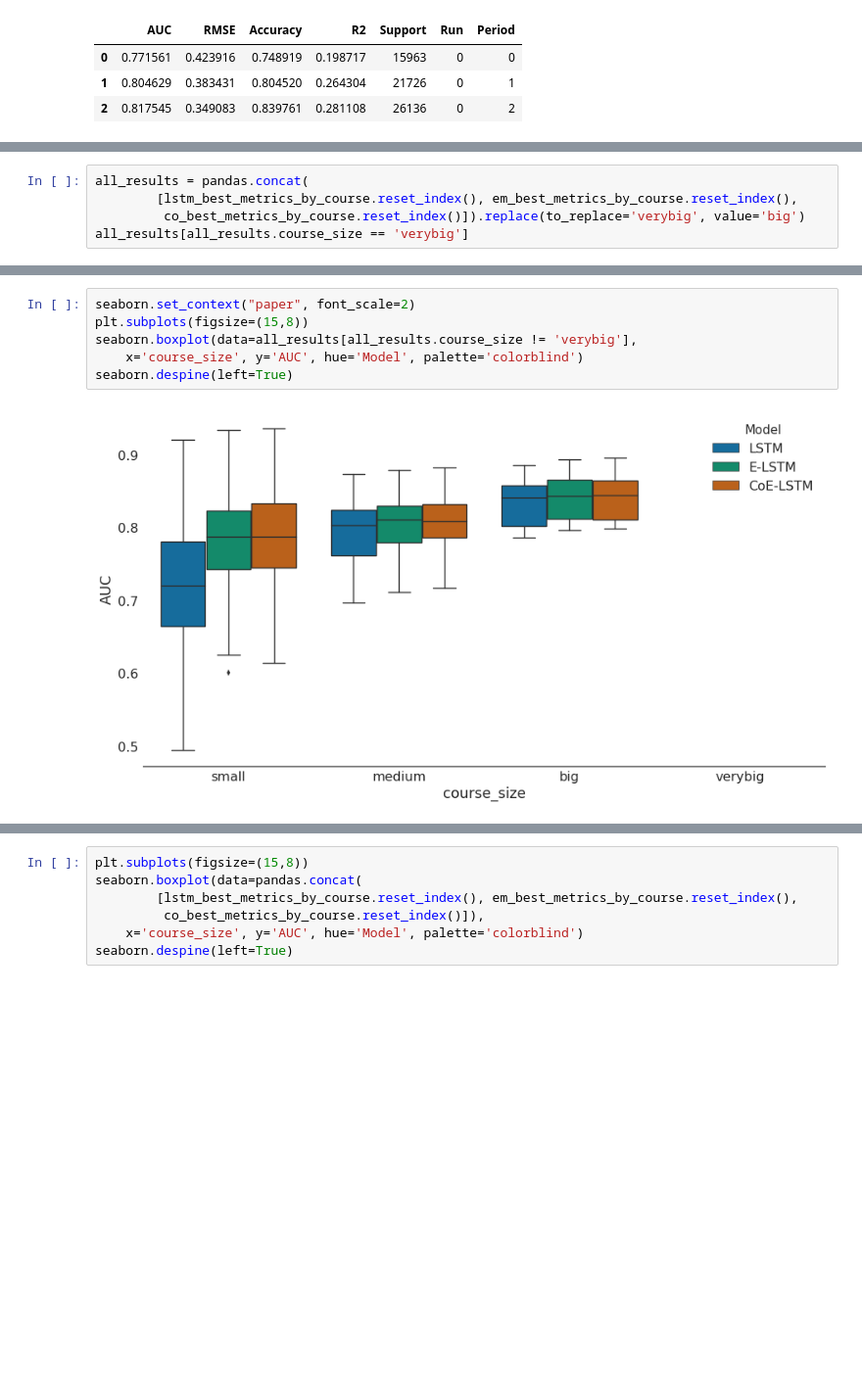
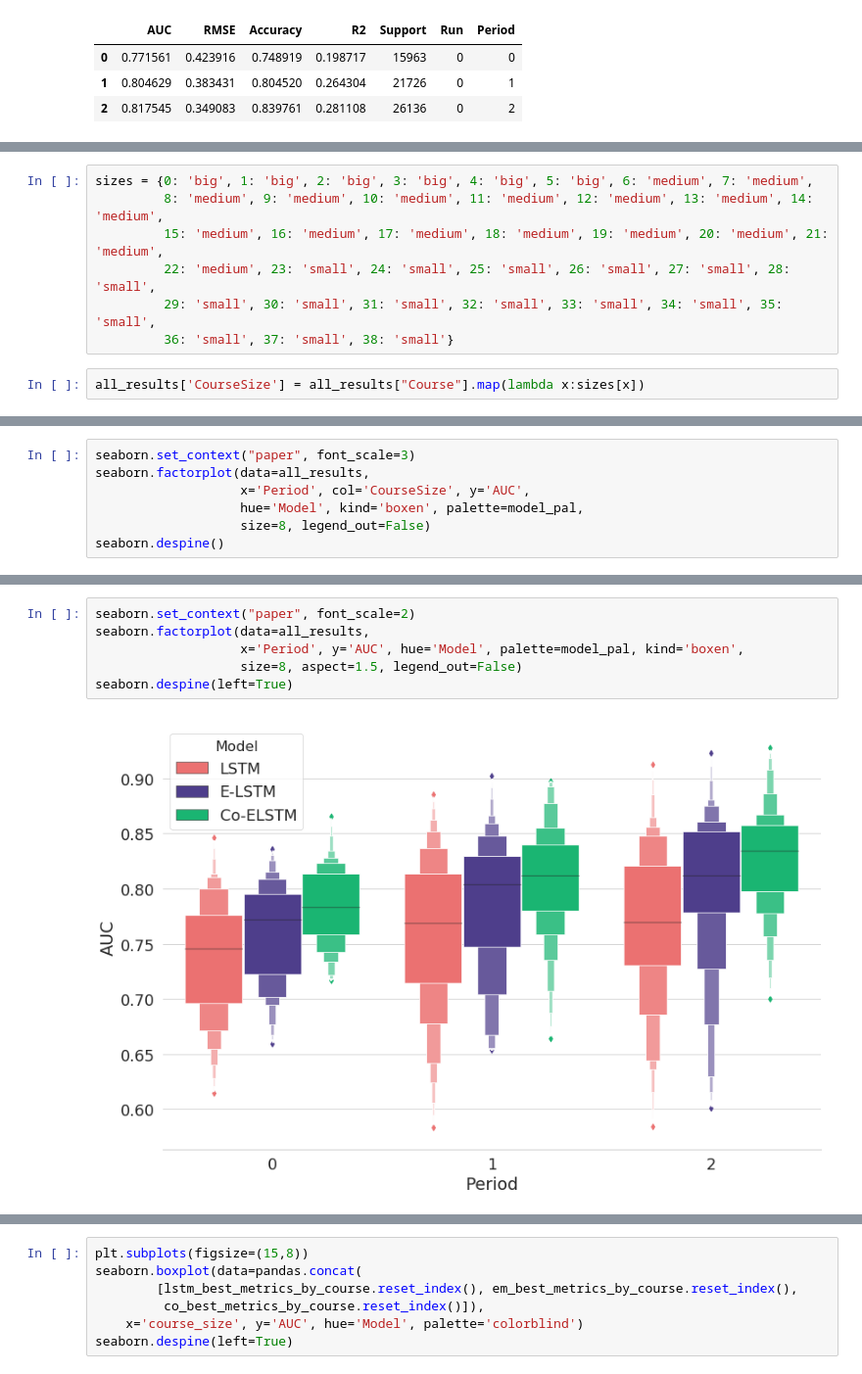
Before and after one commit to mit0110/dropout_prediction, a Jupyter notebook: notebooks/Early Detection results.ipynb, the cells around one changed output, grey strips where cells are left out. Shown at 98% size. Saved outputs shown, nothing was run; the diff lists cells and outputs as text; blank space fills up the shorter version.

Commit message:
Latest KDDCup results

```diff
--- a/notebooks/Early Detection results.ipynb
+++ b/notebooks/Early Detection results.ipynb
@@ -630,5 +622,0 @@ seaborn.despine(left=True)
-# %%
-all_results = pandas.concat(
-        [lstm_best_metrics_by_course.reset_index(), em_best_metrics_by_course.reset_index(),
-         co_best_metrics_by_course.reset_index()]).replace(to_replace='verybig', value='big')
-all_results[all_results.course_size == 'verybig']
@@ -636,0 +630,9 @@ all_results[all_results.course_size == 'verybig']
+# %%
+sizes = {0: 'big', 1: 'big', 2: 'big', 3: 'big', 4: 'big', 5: 'big', 6: 'medium', 7: 'medium',
+         8: 'medium', 9: 'medium', 10: 'medium', 11: 'medium', 12: 'medium', 13: 'medium', 14: 'medium',
+         15: 'medium', 16: 'medium', 17: 'medium', 18: 'medium', 19: 'medium', 20: 'medium', 21: 'medium',
+         22: 'medium', 23: 'small', 24: 'small', 25: 'small', 26: 'small', 27: 'small', 28: 'small',
+         29: 'small', 30: 'small', 31: 'small', 32: 'small', 33: 'small', 34: 'small', 35: 'small',
+         36: 'small', 37: 'small', 38: 'small'}
+# %%
+all_results['CourseSize'] = all_results["Course"].map(lambda x:sizes[x])
@@ -636,0 +648,7 @@ all_results[all_results.course_size == 'verybig']
+# %%
+seaborn.set_context("paper", font_scale=3)
+seaborn.factorplot(data=all_results,
+                   x='Period', col='CourseSize', y='AUC',
+                   hue='Model', kind='boxen', palette=model_pal,
+                   size=8, legend_out=False)
+seaborn.despine()
@@ -637,11 +657,11 @@ all_results[all_results.course_size == 'verybig']
 # %%
 seaborn.set_context("paper", font_scale=2)
-plt.subplots(figsize=(15,8))
-seaborn.boxplot(data=all_results[all_results.course_size != 'verybig'],
-    x='course_size', y='AUC', hue='Model', palette='colorblind')
+seaborn.factorplot(data=all_results,
+                   x='Period', y='AUC', hue='Model', palette=model_pal, kind='boxen',
+                   size=8, aspect=1.5, legend_out=False)
 seaborn.despine(left=True)
 # %% [output]
-[figure, old version]
+[figure, new version]
 # %%
 seaborn.set_context("paper", font_scale=2)
 plt.subplots(figsize=(15,8))
```
Also changed, not shown: parts of 37 cells of this notebook, 2 other files.
